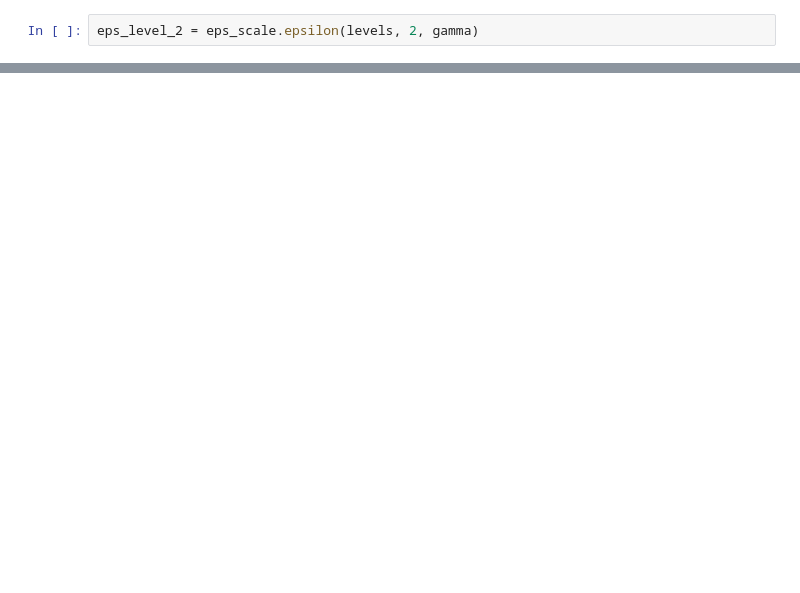
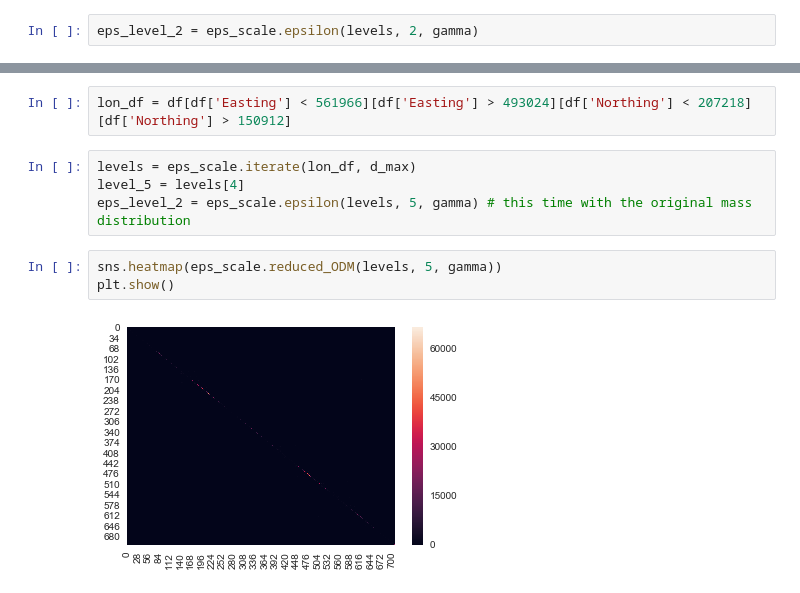
Before and after one commit to jbremz/human_mob, a Jupyter notebook: Notebooks/Ilaria's Log/Week 13.ipynb, the cells around one changed output, grey strips where cells are left out. Drawn from its saved outputs; the diff is of its cells as text; blank space fills up the shorter version.

```diff
--- a/Notebooks/Ilaria's Log/Week 13.ipynb
+++ b/Notebooks/Ilaria's Log/Week 13.ipynb
@@ -86,0 +99,11 @@ eps_level_2 = eps_scale.epsilon(levels, 2, gamma)
+# %%
+lon_df = df[df['Easting'] < 561966][df['Easting'] > 493024][df['Northing'] < 207218][df['Northing'] > 150912]
+# %%
+levels = eps_scale.iterate(lon_df, d_max)
+level_5 = levels[4]
+eps_level_2 = eps_scale.epsilon(levels, 5, gamma) # this time with the original mass distribution
+# %%
+sns.heatmap(eps_scale.reduced_ODM(levels, 5, gamma))
+plt.show()
+# %% [output]
+[figure, added]
```
Also changed, not shown: parts of 16 cells of this notebook, 2 other files.
